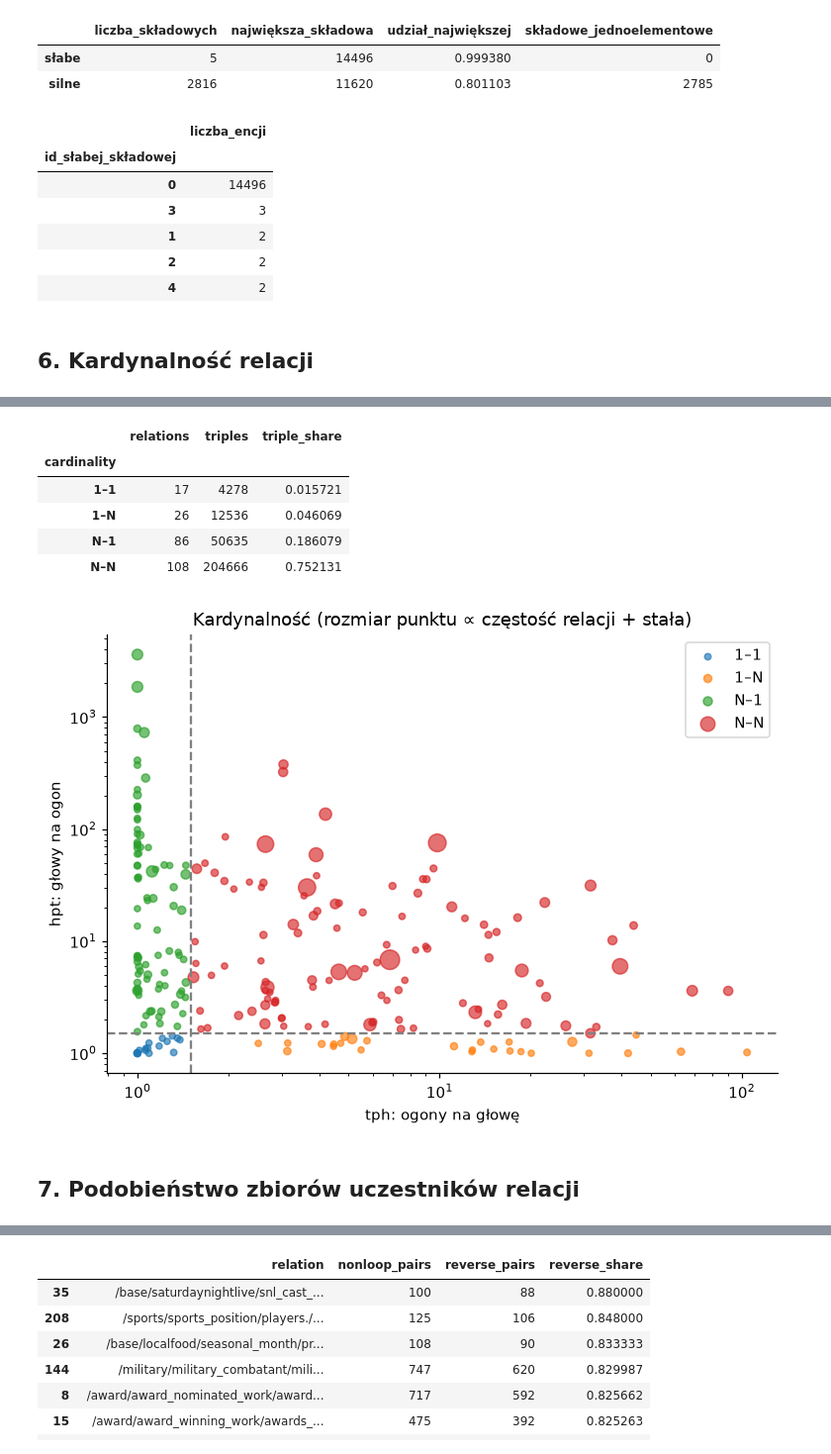
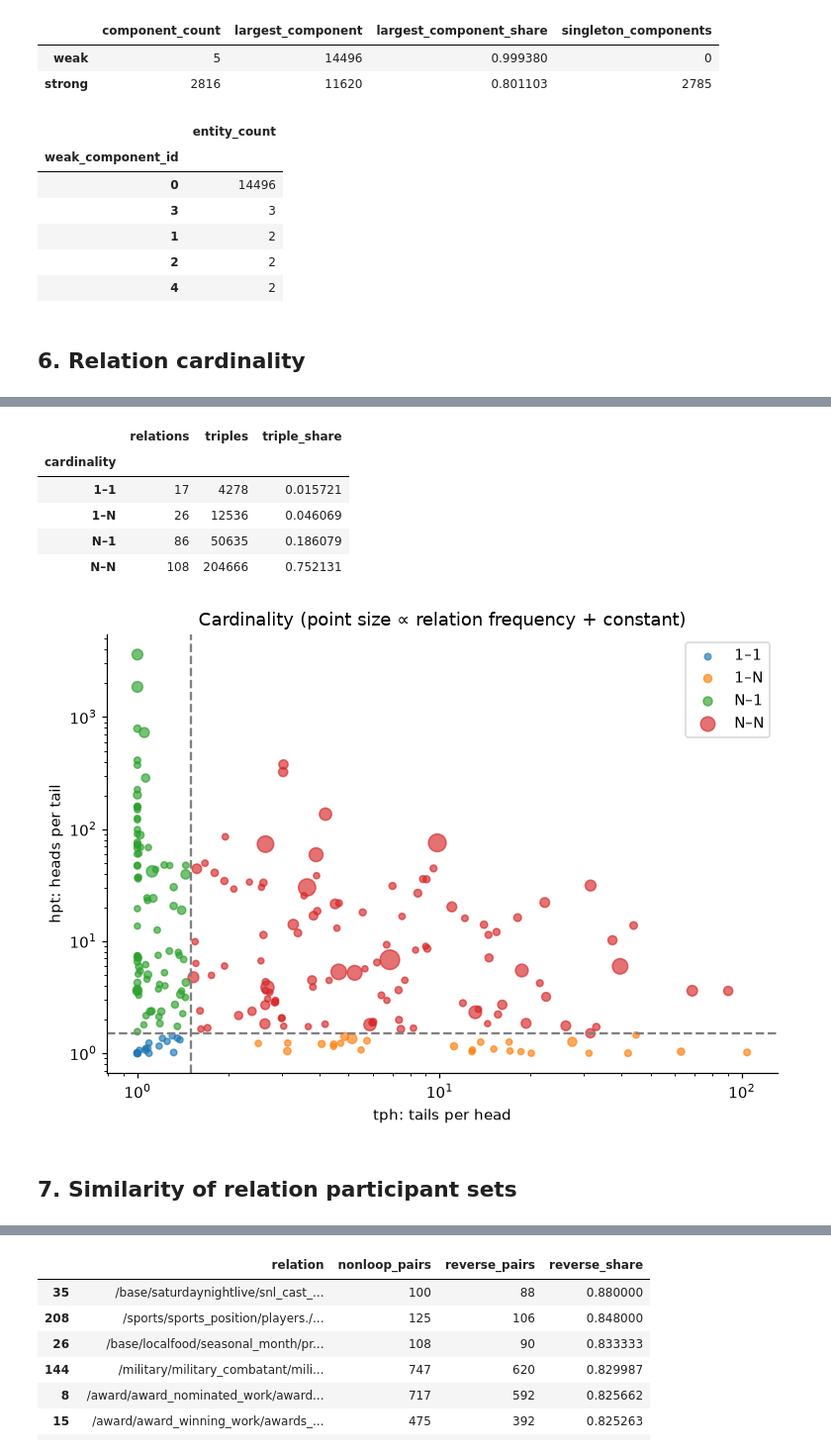
Before and after one commit to marcinperek/SWSN-project, a Jupyter notebook: data/fb15k_eda.ipynb, the cells around one changed output, grey strips where cells are left out. Shown at 99% size. Cells and saved outputs as stored; diff of their text form; code cells hidden in the pictures.

```diff
--- a/data/fb15k_eda.ipynb
+++ b/data/fb15k_eda.ipynb
@@ -257,27 +257,27 @@ weak_n, weak_labels = connected_components(adjacency, directed=True, connection=
 strong_n, strong_labels = connected_components(adjacency, directed=True, connection='strong')
 weak_sizes = pd.Series(np.bincount(weak_labels)).sort_values(ascending=False)
 strong_sizes = pd.Series(np.bincount(strong_labels)).sort_values(ascending=False)
-display(pd.DataFrame({'liczba_składowych': [weak_n, strong_n],
-                      'największa_składowa': [weak_sizes.iloc[0], strong_sizes.iloc[0]],
-                      'udział_największej': [weak_sizes.iloc[0] / n, strong_sizes.iloc[0] / n],
-                      'składowe_jednoelementowe': [(weak_sizes == 1).sum(), (strong_sizes == 1).sum()]},
-                     index=['słabe', 'silne']))
-display(weak_sizes.head(10).rename('liczba_encji').to_frame().rename_axis('id_słabej_składowej'))
+display(pd.DataFrame({'component_count': [weak_n, strong_n],
+                      'largest_component': [weak_sizes.iloc[0], strong_sizes.iloc[0]],
+                      'largest_component_share': [weak_sizes.iloc[0] / n, strong_sizes.iloc[0] / n],
+                      'singleton_components': [(weak_sizes == 1).sum(), (strong_sizes == 1).sum()]},
+                     index=['weak', 'strong']))
+display(weak_sizes.head(10).rename('entity_count').to_frame().rename_axis('weak_component_id'))
 # %% [output]
-|  | liczba_składowych | największa_składowa | udział_największej | składowe_jednoelementowe |
-| słabe | 5 | 14496 | 0.999380 | 0 |
-| silne | 2816 | 11620 | 0.801103 | 2785 |
+|  | component_count | largest_component | largest_component_share | singleton_components |
+| weak | 5 | 14496 | 0.999380 | 0 |
+| strong | 2816 | 11620 | 0.801103 | 2785 |
-|  | liczba_encji |
-| id_słabej_składowej |  |
+|  | entity_count |
+| weak_component_id |  |
 | 0 | 14496 |
 | 3 | 3 |
 | 1 | 2 |
 | 2 | 2 |
 | 4 | 2 |
 # %% [markdown]
-## 6. Kardynalność relacji
+## 6. Relation cardinality
 # %%
-# tph: ogony na głowę; hpt: głowy na ogon. Próg kardynalności: 1.5.
+# tph: tails per head; hpt: heads per tail. Cardinality threshold: 1.5.
 relation_stats = df.groupby('relation').agg(triples=('head', 'size'),
                                            heads=('head', 'nunique'), tails=('tail', 'nunique'))
 relation_stats['tph'] = relation_stats['triples'] / relation_stats['heads']
@@ -301,39 +301,39 @@ for category, group in relation_stats.groupby('cardinality'):
                alpha=.65, label=category)
 ax.axvline(1.5, linestyle='--', color='grey')
 ax.axhline(1.5, linestyle='--', color='grey')
-ax.set(xscale='log', yscale='log', xlabel='tph: ogony na głowę', ylabel='hpt: głowy na ogon',
-       title='Kardynalność (rozmiar punktu ∝ częstość relacji + stała)')
+ax.set(xscale='log', yscale='log', xlabel='tph: tails per head', ylabel='hpt: heads per tail',
+       title='Cardinality (point size ∝ relation frequency + constant)')
 ax.legend()
 plt.tight_layout()
 plt.show()
 # %% [output]
 |  | triples | heads | tails | tph | hpt | cardinality | head_tail_jaccard |
 | relation |  |  |  |  |  |  |  |
 | /award/award_nominee/award_nomina... | 15989 | 2334 | 2341 | 6.850 | 6.830 | N–N | 0.935 |
 | /film/film/release_date_s./film/f... | 12893 | 1311 | 171 | 9.834 | 75.398 | N–N | 0.000 |
 | /award/award_nominee/award_nomina... | 12157 | 3336 | 403 | 3.644 | 30.166 | N–N | 0.000 |
 | /people/person/profession | 10945 | 4123 | 149 | 2.655 | 73.456 | N–N | 0.000 |
 | /film/actor/film./film/performanc... | 9494 | 2046 | 1784 | 4.640 | 5.322 | N–N | 0.000 |
 | /award/award_category/nominees./a... | 9465 | 239 | 1587 | 39.603 | 5.964 | N–N | 0.000 |
 | /award/award_winner/awards_won./a... | 8423 | 1608 | 1614 | 5.238 | 5.219 | N–N | 0.926 |
 | /film/film/genre | 7268 | 1862 | 123 | 3.903 | 59.089 | N–N | 0.001 |
 | /award/award_nominee/award_nomina... | 6277 | 2329 | 1620 | 2.695 | 3.875 | N–N | 0.003 |
 | /music/genre/artists | 5880 | 314 | 1074 | 18.726 | 5.475 | N–N | 0.001 |
 | ... | ... | ... | ... | ... | ... | ... | ... |
 | /people/person/places_lived./peop... | 3738 | 2439 | 784 | 1.533 | 4.768 | N–N | 0.000 |
 | /people/person/gender | 3717 | 3717 | 2 | 1.000 | 1858.500 | N–1 | 0.000 |
 | /common/topic/webpage./common/web... | 3612 | 3612 | 1 | 1.000 | 3612.000 | N–1 | 0.000 |
 | /sports/sports_position/players./... | 3500 | 51 | 969 | 68.627 | 3.612 | N–N | 0.000 |
 | /award/award_winning_work/awards_... | 3310 | 1009 | 235 | 3.280 | 14.085 | N–N | 0.000 |
 |  | relations | triples | triple_share |
 | cardinality |  |  |  |
 | 1–1 | 17 | 4278 | 0.015721 |
 | 1–N | 26 | 12536 | 0.046069 |
 | N–1 | 86 | 50635 | 0.186079 |
 | N–N | 108 | 204666 | 0.752131 |
-[figure, old version]
+[figure, new version]
 # %% [markdown]
-## 7. Podobieństwo zbiorów uczestników relacji
+## 7. Similarity of relation participant sets
 # %%
 selected_relations = relation_counts.head(12).index.tolist()
 relation_key = pd.DataFrame({'id': [f'R{i+1}' for i in range(len(selected_relations))],
```
Also changed, not shown: parts of 20 cells of this notebook, 2 other files.
